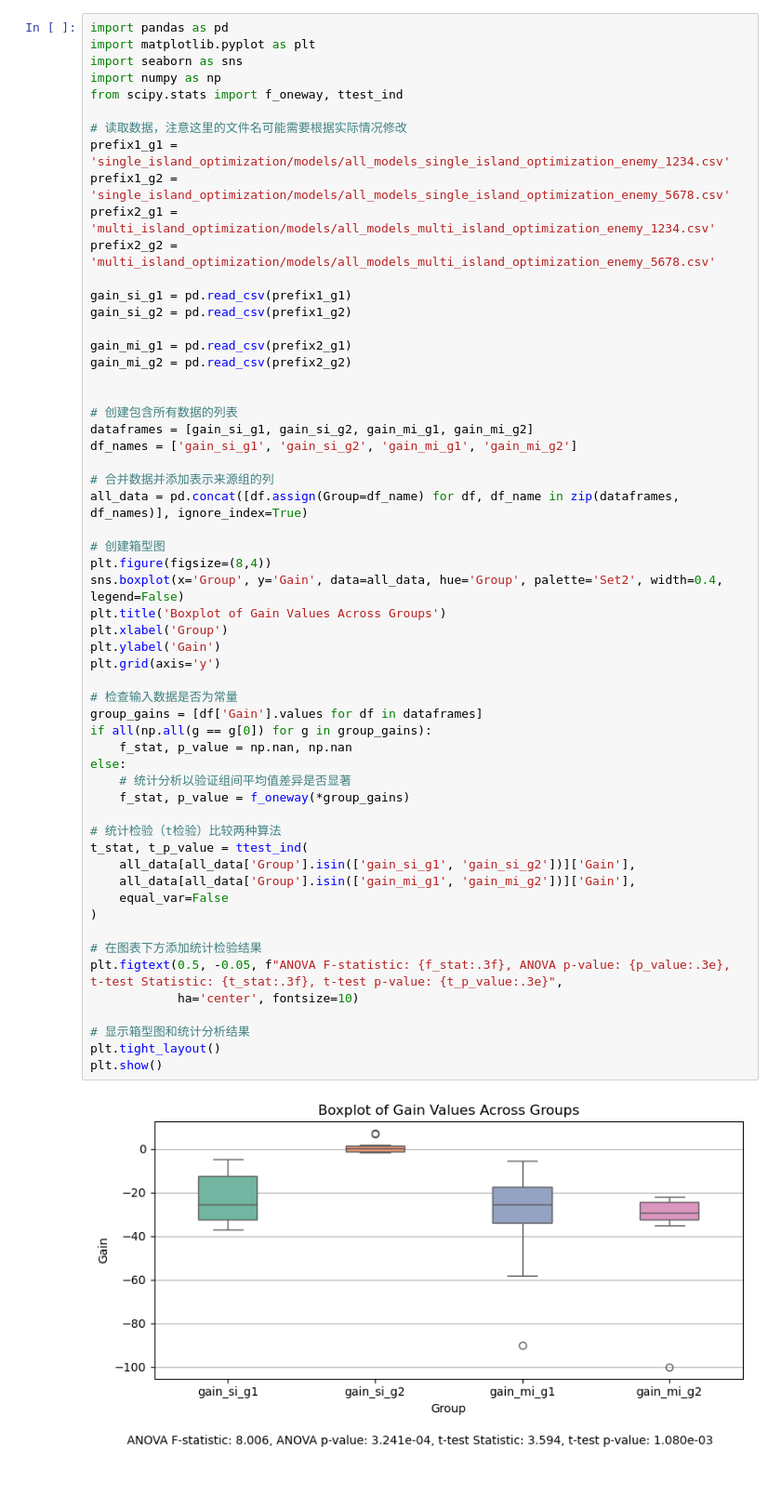
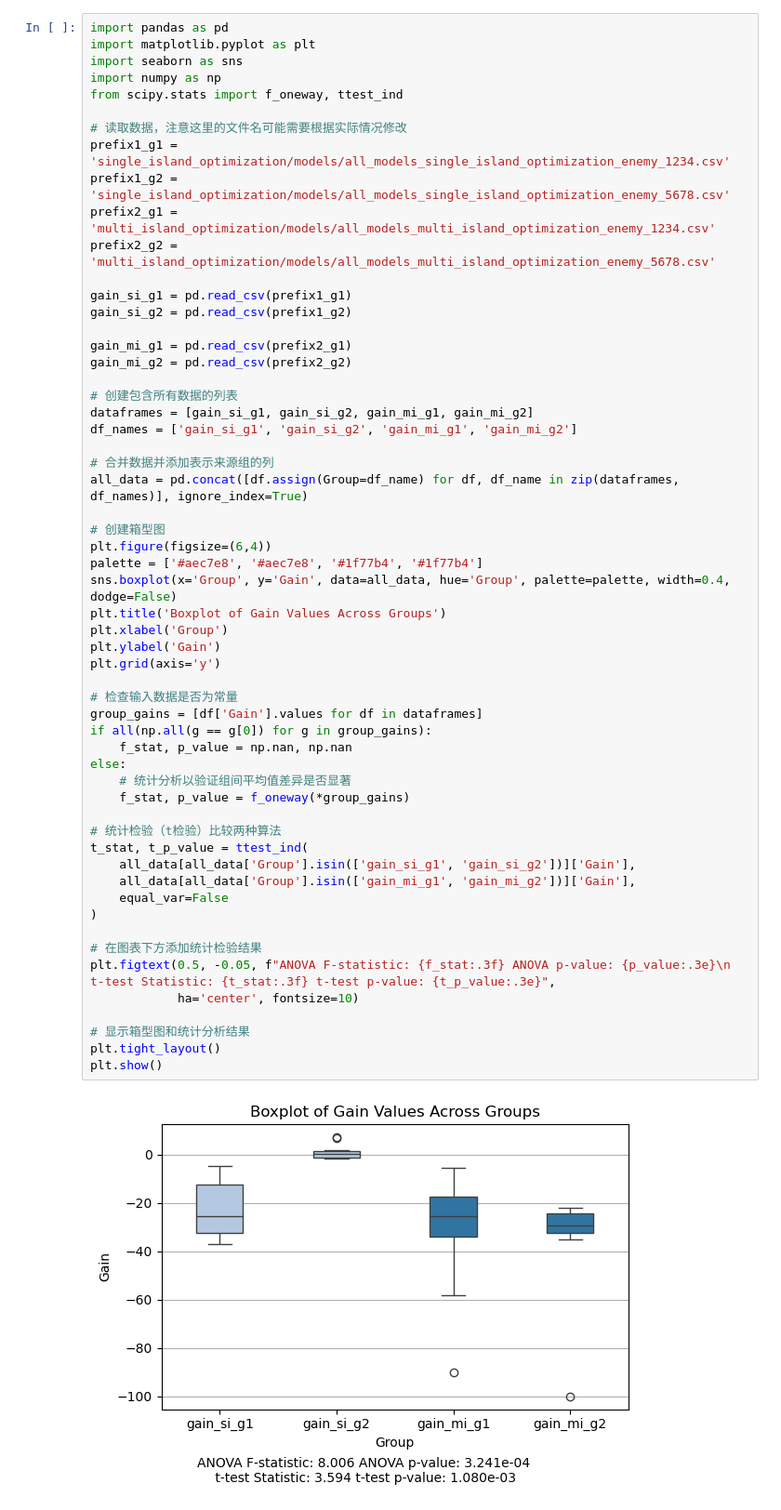
Before and after one commit to BCJACK0125/evoman_framework, a Jupyter notebook: box.ipynb, the cells around one changed output. Shown: that part at 93% size. Drawn from its saved outputs; the diff is of its cells as text; blank space fills up the shorter version.

```diff
--- a/box.ipynb
+++ b/box.ipynb
@@ -17,7 +17,6 @@ gain_si_g2 = pd.read_csv(prefix1_g2)
 gain_mi_g1 = pd.read_csv(prefix2_g1)
 gain_mi_g2 = pd.read_csv(prefix2_g2)
 
-
 # 创建包含所有数据的列表
 dataframes = [gain_si_g1, gain_si_g2, gain_mi_g1, gain_mi_g2]
 df_names = ['gain_si_g1', 'gain_si_g2', 'gain_mi_g1', 'gain_mi_g2']
@@ -26,34 +25,35 @@ df_names = ['gain_si_g1', 'gain_si_g2', 'gain_mi_g1', 'gain_mi_g2']
 all_data = pd.concat([df.assign(Group=df_name) for df, df_name in zip(dataframes, df_names)], ignore_index=True)
 
 # 创建箱型图
-plt.figure(figsize=(8,4))
-sns.boxplot(x='Group', y='Gain', data=all_data, hue='Group', palette='Set2', width=0.4, legend=False)
+plt.figure(figsize=(6,4))
+palette = ['#aec7e8', '#aec7e8', '#1f77b4', '#1f77b4']
+sns.boxplot(x='Group', y='Gain', data=all_data, hue='Group', palette=palette, width=0.4, dodge=False)
 plt.title('Boxplot of Gain Values Across Groups')
 plt.xlabel('Group')
 plt.ylabel('Gain')
 plt.grid(axis='y')
 
 # 检查输入数据是否为常量
 group_gains = [df['Gain'].values for df in dataframes]
 if all(np.all(g == g[0]) for g in group_gains):
     f_stat, p_value = np.nan, np.nan
 else:
     # 统计分析以验证组间平均值差异是否显著
     f_stat, p_value = f_oneway(*group_gains)
 
 # 统计检验（t检验）比较两种算法
 t_stat, t_p_value = ttest_ind(
     all_data[all_data['Group'].isin(['gain_si_g1', 'gain_si_g2'])]['Gain'],
     all_data[all_data['Group'].isin(['gain_mi_g1', 'gain_mi_g2'])]['Gain'],
     equal_var=False
 )
 
 # 在图表下方添加统计检验结果
-plt.figtext(0.5, -0.05, f"ANOVA F-statistic: {f_stat:.3f}, ANOVA p-value: {p_value:.3e}, t-test Statistic: {t_stat:.3f}, t-test p-value: {t_p_value:.3e}",
+plt.figtext(0.5, -0.05, f"ANOVA F-statistic: {f_stat:.3f} ANOVA p-value: {p_value:.3e}\n t-test Statistic: {t_stat:.3f} t-test p-value: {t_p_value:.3e}",
             ha='center', fontsize=10)
 
 # 显示箱型图和统计分析结果
 plt.tight_layout()
 plt.show()
 # %% [output]
-[figure, old version]
+[figure, new version]
```
